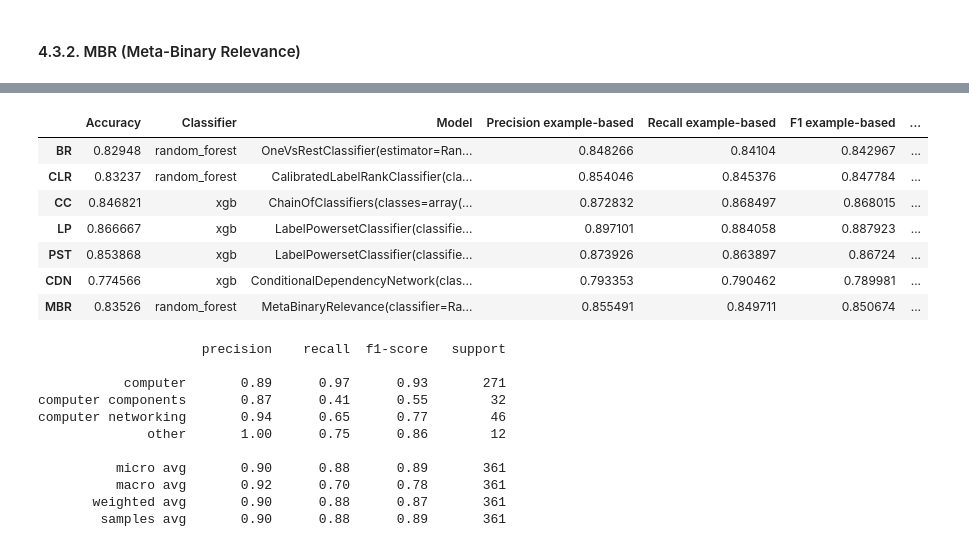
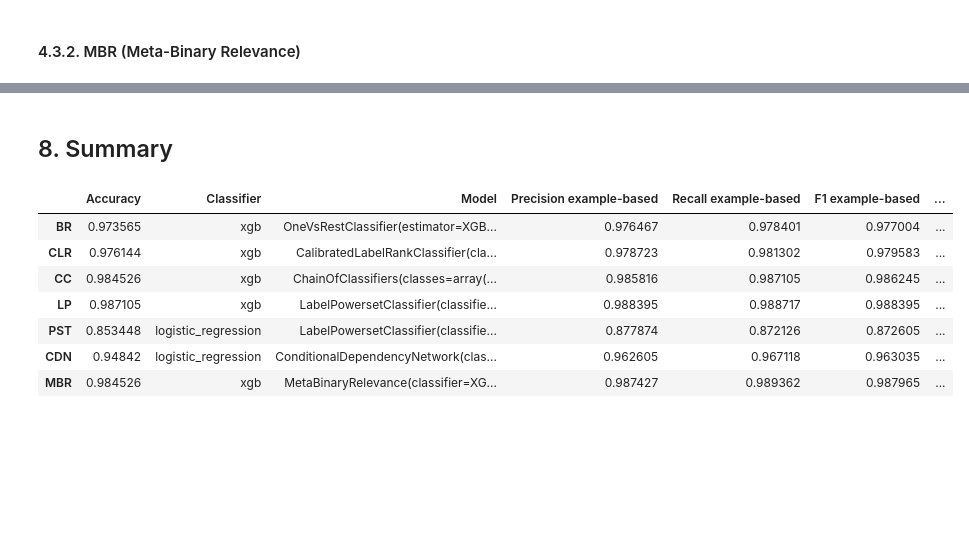
Before and after one commit to IrfEazy/msc-thesis, a Jupyter notebook: MultiLabelClassificationHardware.ipynb, the cells around one changed output, grey strips where cells are left out. Cells and saved outputs as stored; diff of their text form; code cells hidden in the pictures; blank space fills up the shorter version.

```diff
--- a/MultiLabelClassificationHardware.ipynb
+++ b/MultiLabelClassificationHardware.ipynb
@@ -499,0 +663,7 @@ evaluation = {
+# %%
+performances['LP'] = assess_models(
+    x=X_val,
+    y=np.array([list(label_map_lp[yp]) for yp in y_val_lp]),
+    technique=lp,
+    classes=mlb.classes_
+)
@@ -499,0 +698,7 @@ evaluation = {
+# %%
+performances['PST'] = assess_models(
+    x=X_val_pst,
+    y=np.array([list(label_map_pst[yp]) for yp in y_val_pst]),
+    technique=pst,
+    classes=mlb.classes_
+)
@@ -499,0 +740,7 @@ evaluation = {
+# %%
+performances['CDN'] = assess_models(
+    x=X_val,
+    y=y_val,
+    technique=cdn,
+    classes=mlb.classes_
+)
@@ -499,0 +775,7 @@ evaluation = {
+# %%
+performances['MBR'] = assess_models(
+    x=X_val,
+    y=y_val,
+    technique=mbr,
+    classes=mlb.classes_
+)
@@ -500,33 +808,14 @@ evaluation = {
+# %% [markdown]
+## 8. Summary
 # %%
-performances = pd.DataFrame(evaluation).T
+performances = pd.DataFrame(performances).T
 performances
 # %% [output]
 |  | Accuracy | Classifier | Model | Precision example-based | Recall example-based | F1 example-based | ... |
-| BR | 0.82948 | random_forest | OneVsRestClassifier(estimator=Ran... | 0.848266 | 0.84104 | 0.842967 | ... |
-| CLR | 0.83237 | random_forest | CalibratedLabelRankClassifier(cla... | 0.854046 | 0.845376 | 0.847784 | ... |
-| CC | 0.846821 | xgb | ChainOfClassifiers(classes=array(... | 0.872832 | 0.868497 | 0.868015 | ... |
-| LP | 0.866667 | xgb | LabelPowersetClassifier(classifie... | 0.897101 | 0.884058 | 0.887923 | ... |
-| PST | 0.853868 | xgb | LabelPowersetClassifier(classifie... | 0.873926 | 0.863897 | 0.86724 | ... |
-| CDN | 0.774566 | xgb | ConditionalDependencyNetwork(clas... | 0.793353 | 0.790462 | 0.789981 | ... |
-| MBR | 0.83526 | random_forest | MetaBinaryRelevance(classifier=Ra... | 0.855491 | 0.849711 | 0.850674 | ... |
+| BR | 0.973565 | xgb | OneVsRestClassifier(estimator=XGB... | 0.976467 | 0.978401 | 0.977004 | ... |
+| CLR | 0.976144 | xgb | CalibratedLabelRankClassifier(cla... | 0.978723 | 0.981302 | 0.979583 | ... |
+| CC | 0.984526 | xgb | ChainOfClassifiers(classes=array(... | 0.985816 | 0.987105 | 0.986245 | ... |
+| LP | 0.987105 | xgb | LabelPowersetClassifier(classifie... | 0.988395 | 0.988717 | 0.988395 | ... |
+| PST | 0.853448 | logistic_regression | LabelPowersetClassifier(classifie... | 0.877874 | 0.872126 | 0.872605 | ... |
+| CDN | 0.94842 | logistic_regression | ConditionalDependencyNetwork(clas... | 0.962605 | 0.967118 | 0.963035 | ... |
+| MBR | 0.984526 | xgb | MetaBinaryRelevance(classifier=XG... | 0.987427 | 0.989362 | 0.987965 | ... |
-# %%
-z = evaluation['LP']['Model'].predict(X_val_lp)
-
-print(classification_report(
-    y_true=np.array([list(label_map_lp[yp]) for yp in y_val_lp]),
-    y_pred=z,
-    target_names=mlb.classes_,
-    zero_division=0
-))
-# %% [output]
-                     precision    recall  f1-score   support
-
-           computer       0.89      0.97      0.93       271
-computer components       0.87      0.41      0.55        32
-computer networking       0.94      0.65      0.77        46
-              other       1.00      0.75      0.86        12
-
-          micro avg       0.90      0.88      0.89       361
-          macro avg       0.92      0.70      0.78       361
-       weighted avg       0.90      0.88      0.87       361
-        samples avg       0.90      0.88      0.89       361
```
Also changed, not shown: parts of 104 cells of this notebook.
